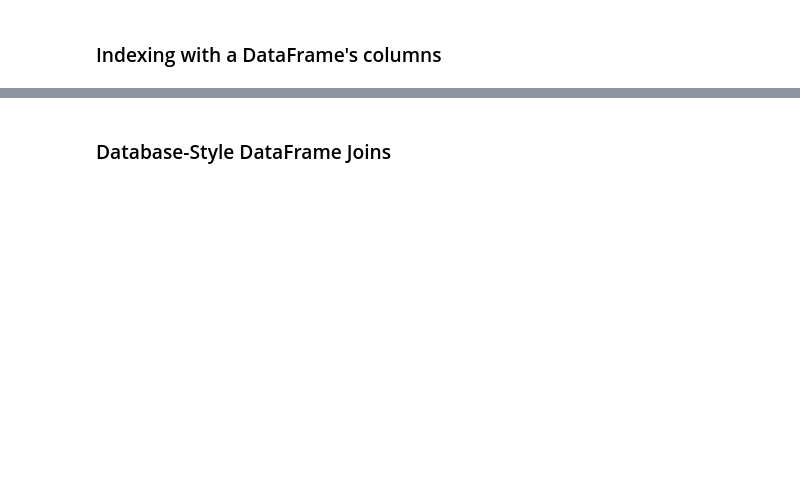
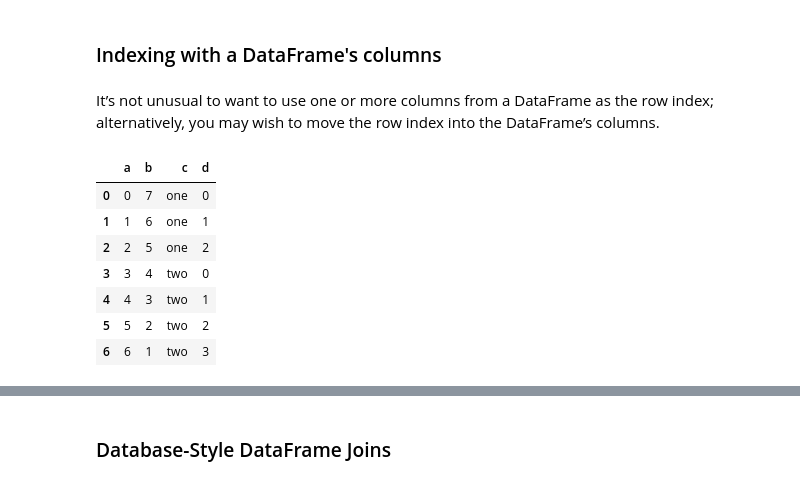
Before and after one commit to chan-prk/pydata-book, a Jupyter notebook: ch08.ipynb, the cells around one changed output, grey strips where cells are left out. Saved outputs shown, nothing was run; the diff lists cells and outputs as text; code cells hidden in the pictures; blank space fills up the shorter version.

```diff
--- a/ch08.ipynb
+++ b/ch08.ipynb
@@ -57,9 +255,21 @@ frame.sum(level='color', axis=1)
 # %% [markdown]
 ### Indexing with a DataFrame's columns
+# %% [markdown]
+It’s not unusual to want to use one or more columns from a DataFrame as the row
+index; alternatively, you may wish to move the row index into the DataFrame’s columns.
 # %%
-frame = pd.DataFrame({'a': range(7), 'b': range(7, 0, -1),
+frame_ = pd.DataFrame({'a': range(7), 'b': range(7, 0, -1),
                       'c': ['one', 'one', 'one', 'two', 'two',
                             'two', 'two'],
                       'd': [0, 1, 2, 0, 1, 2, 3]})
-frame
+frame_
+# %% [output]
+|  | a | b | c | d |
+| 0 | 0 | 7 | one | 0 |
+| 1 | 1 | 6 | one | 1 |
+| 2 | 2 | 5 | one | 2 |
+| 3 | 3 | 4 | two | 0 |
+| 4 | 4 | 3 | two | 1 |
+| 5 | 5 | 2 | two | 2 |
+| 6 | 6 | 1 | two | 3 |
 # %%
```
Also changed, not shown: parts of 51 cells of this notebook, 4 other files.
